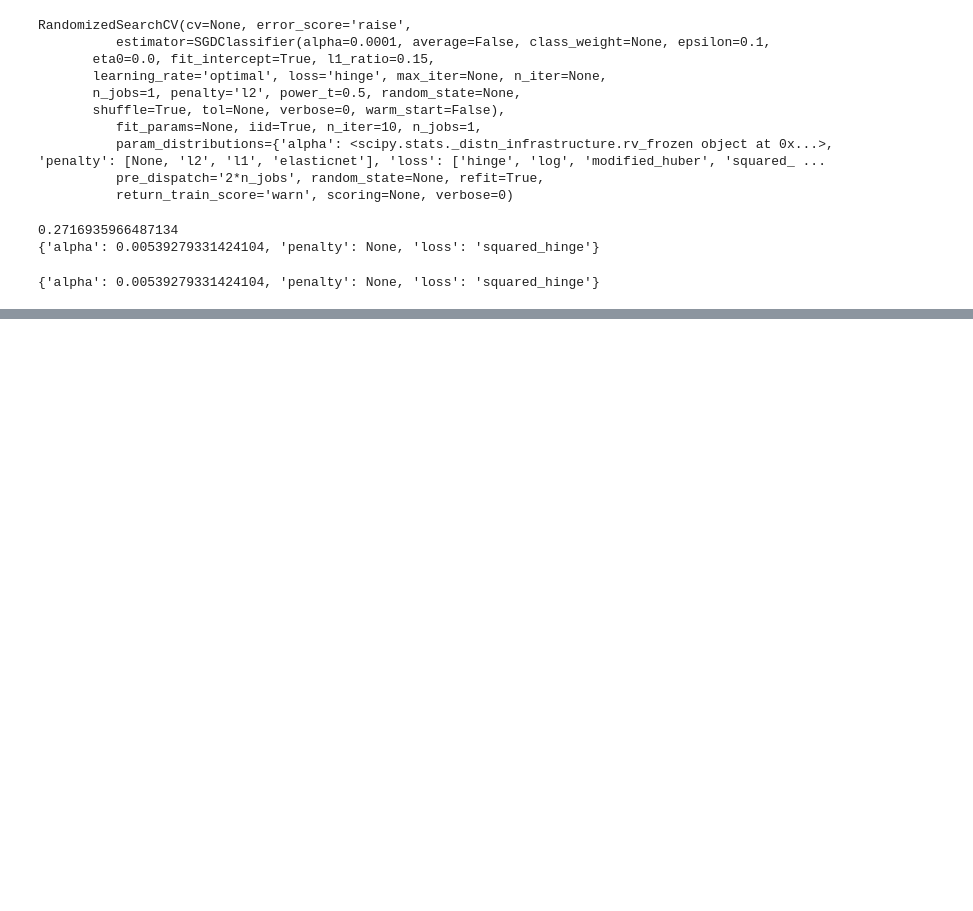
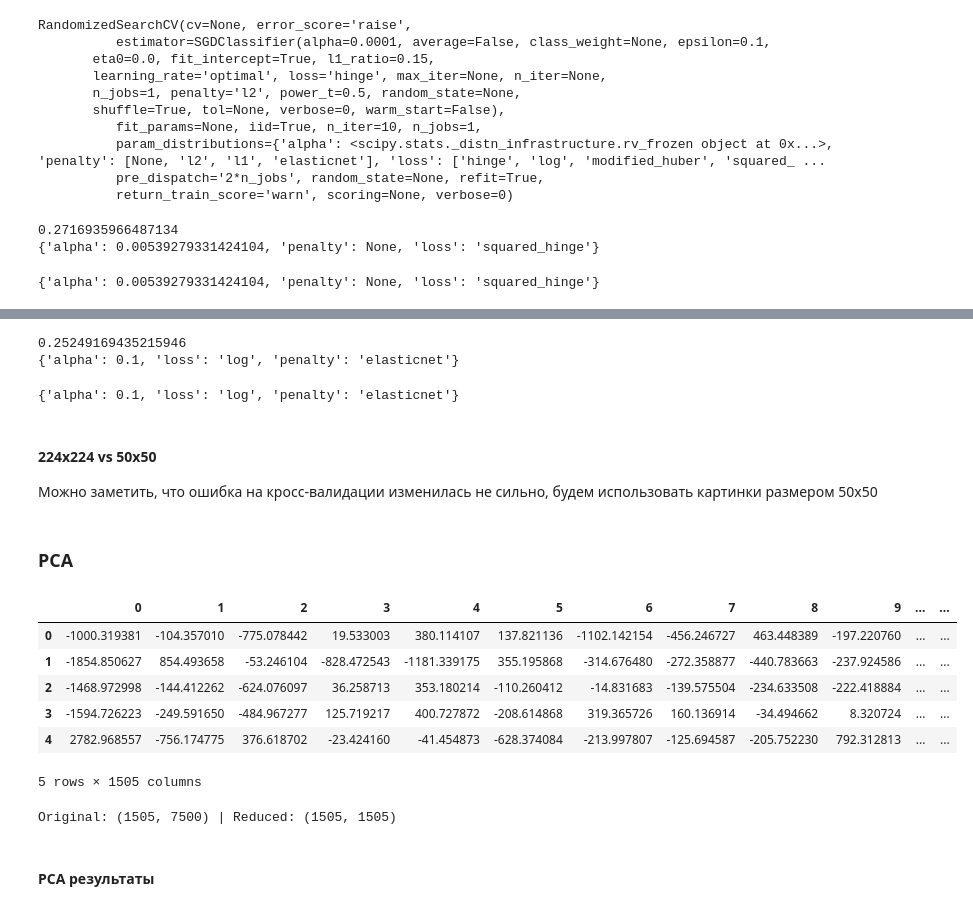
Before and after one commit to andrey-golubev/python-sandbox, a Jupyter notebook: deep_learning/hotdog_classification.ipynb, the cells around one changed output, grey strips where cells are left out. Saved outputs shown, nothing was run; the diff lists cells and outputs as text; code cells hidden in the pictures; blank space fills up the shorter version.

```diff
--- a/deep_learning/hotdog_classification.ipynb
+++ b/deep_learning/hotdog_classification.ipynb
@@ -130,14 +193,23 @@ from sklearn.model_selection import RandomizedSearchCV
 from sklearn.linear_model import SGDClassifier
 import scipy as sp
 # %%
-clf = SGDClassifier()
-search = RandomizedSearchCV(
-    clf,
-    param_distributions={
-        'alpha': sp.stats.uniform(loc=0.0001, scale=1),
-        'loss': ['hinge', 'log', 'modified_huber', 'squared_hinge', 'perceptron'],
-        'penalty': [None, 'l2', 'l1', 'elasticnet']
-    },
-    cv=None,
-#     n_jobs=3
-)
+def random_search_cv():
+    return RandomizedSearchCV(
+        SGDClassifier(),
+        param_distributions = {
+            'alpha': sp.stats.uniform(loc=0.0001, scale=1),
+            'loss': ['hinge', 'log', 'modified_huber', 'squared_hinge', 'perceptron'],
+            'penalty': [None, 'l2', 'l1', 'elasticnet']
+        },
+        cv=None,
+    #     n_jobs=3
+    )
+def grid_search_cv():
+    return GridSearchCV(
+        SGDClassifier(),
+        param_grid = {
+            'alpha': np.arange(0.1, 1, 0.05),
+            'loss': ['squared_hinge', 'log', 'hinge'],
+            'penalty': [None, 'elasticnet']
+        }
+    )
@@ -144,4 +218,5 @@ search = RandomizedSearchCV(
 # %%
+search = random_search_cv()
 search.fit(train_df, not_needed_data['label'])
 # %% [output]
 RandomizedSearchCV(cv=None, error_score='raise',
@@ -167,0 +245,3 @@ print(search.best_params_)
+# %%
+search = grid_search_cv()
+search.fit(train_df, not_needed_data['label'])
@@ -167,0 +260,37 @@ print(search.best_params_)
+# %%
+best_cv_err = 1 - search.best_score_
+print(best_cv_err)
+print(search.best_params_)
+# %% [output]
+0.25249169435215946
+{'alpha': 0.1, 'loss': 'log', 'penalty': 'elasticnet'}
+# %%
+print(search.best_params_)
+# %% [output]
+{'alpha': 0.1, 'loss': 'log', 'penalty': 'elasticnet'}
+# %% [markdown]
+#### 224x224 vs 50x50
+
+Можно заметить, что ошибка на кросс-валидации изменилась не сильно, будем использовать картинки размером 50х50
+# %% [markdown]
+### PCA
+# %%
+from sklearn.decomposition import PCA
+image_reducer = PCA()
+# %%
+transformed_train_df = pd.DataFrame(image_reducer.fit_transform(train_df))
+transformed_train_df.head()
+# %% [output]
+|  | 0 | 1 | 2 | 3 | 4 | 5 | 6 | 7 | 8 | 9 | ... | ... |
+| 0 | -1000.319381 | -104.357010 | -775.078442 | 19.533003 | 380.114107 | 137.821136 | -1102.142154 | -456.246727 | 463.448389 | -197.220760 | ... | ... |
+| 1 | -1854.850627 | 854.493658 | -53.246104 | -828.472543 | -1181.339175 | 355.195868 | -314.676480 | -272.358877 | -440.783663 | -237.924586 | ... | ... |
+| 2 | -1468.972998 | -144.412262 | -624.076097 | 36.258713 | 353.180214 | -110.260412 | -14.831683 | -139.575504 | -234.633508 | -222.418884 | ... | ... |
+| 3 | -1594.726223 | -249.591650 | -484.967277 | 125.719217 | 400.727872 | -208.614868 | 319.365726 | 160.136914 | -34.494662 | 8.320724 | ... | ... |
+| 4 | 2782.968557 | -756.174775 | 376.618702 | -23.424160 | -41.454873 | -628.374084 | -213.997807 | -125.694587 | -205.752230 | 792.312813 | ... | ... |
+5 rows × 1505 columns
+# %%
+print('Original: {0} | Reduced: {1}'.format(train_df.shape, transformed_train_df.shape))
+# %% [output]
+Original: (1505, 7500) | Reduced: (1505, 1505)
+# %% [markdown]
+#### PCA результаты
```
Also changed, not shown: parts of 35 cells of this notebook.
